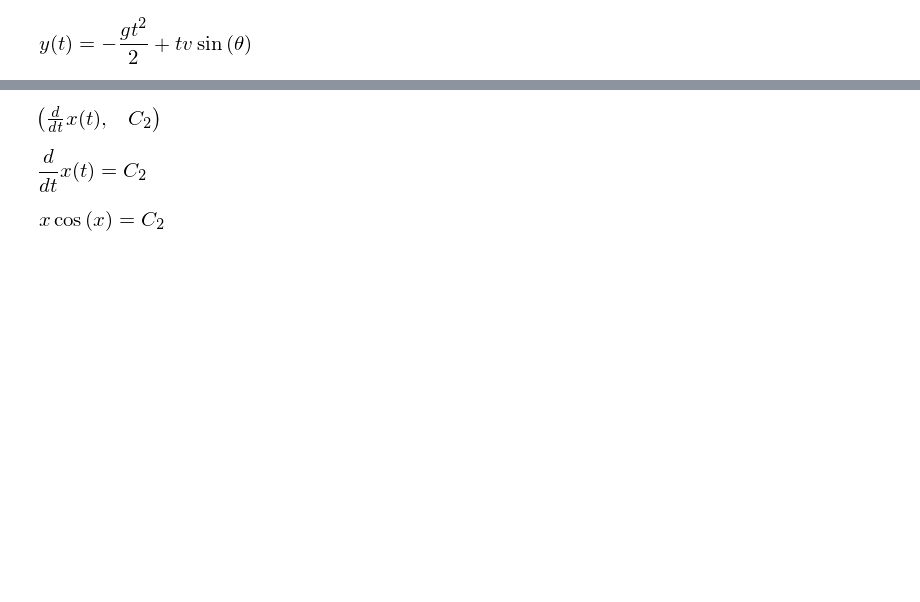
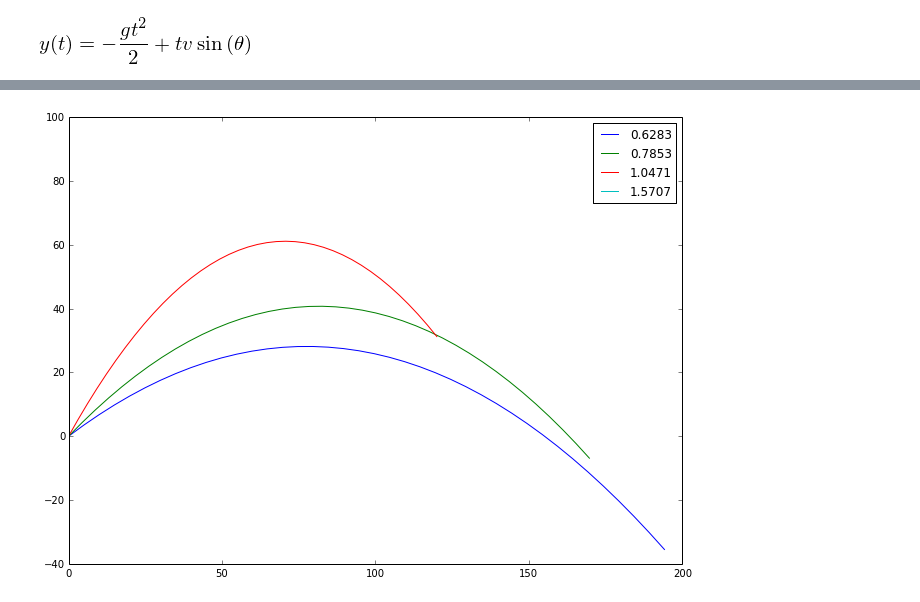
Before and after one commit to barbagroup/JITcode-MechE, a Jupyter notebook: module01_Analytical_Mechanics_II/01_Symbolic_ODEs.ipynb, the cells around one changed output, grey strips where cells are left out. Cells and saved outputs as stored; diff of their text form; code cells hidden in the pictures; blank space fills up the shorter version.

```diff
--- a/module01_Analytical_Mechanics_II/01_Symbolic_ODEs.ipynb
+++ b/module01_Analytical_Mechanics_II/01_Symbolic_ODEs.ipynb
@@ -352,4 +375,0 @@ Define functions for however many equations
-# %%
-#x = Function('x')
-#y = Function('y')
-x, y = symbols('x,y')
@@ -466,4 +375,0 @@ dxright = xsol.rhs.diff(t)
-# %%
-dxleft, dxright
-# %% [output]
-[figure, removed]
@@ -472,8 +376,8 @@ dx = Eq(dxleft,dxright)
-# %%
-dx
-# %% [output]
-[figure, removed]
-# %%
-dx.subs(dxleft,x*cos(x))
-# %% [output]
-[figure, removed]
+# %%
+theta = [numpy.pi/5, numpy.pi/4, numpy.pi/3, numpy.pi/2]
+plt.figure(figsize=(11,8))
+for angle in theta:
+    plt.plot(x(v0,time,angle),y(v0,time,angle,g), label='%.6s' % str(angle))
+    plt.legend()
+# %% [output]
+[figure, added]
```
Also changed, not shown: parts of 51 cells of this notebook.
